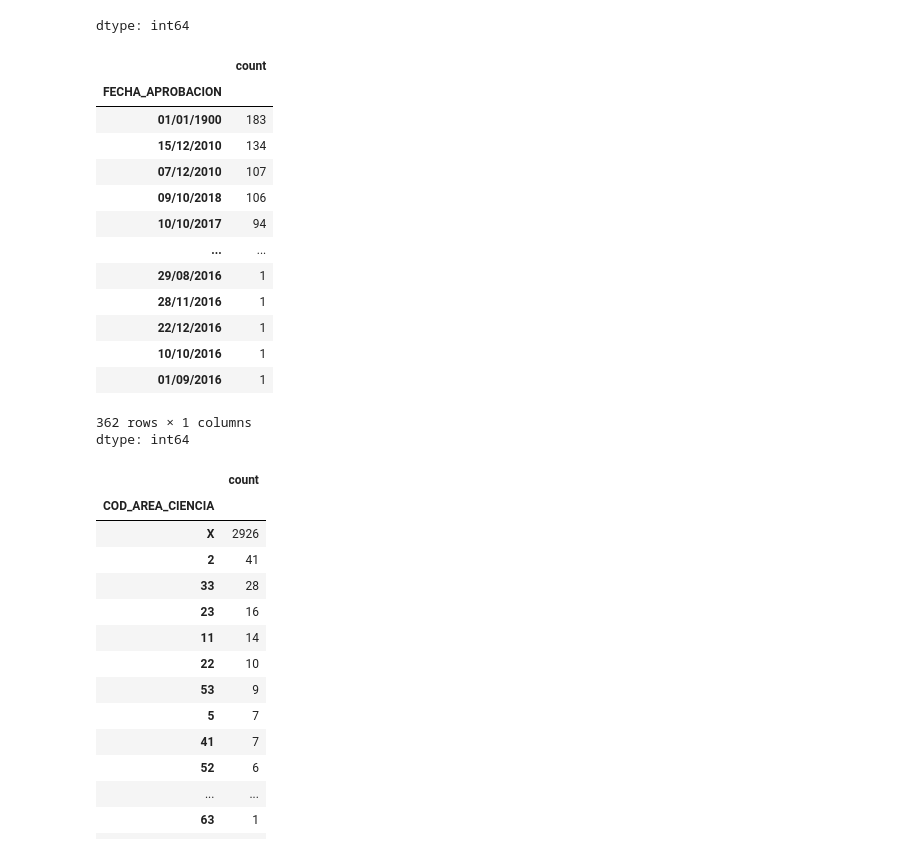
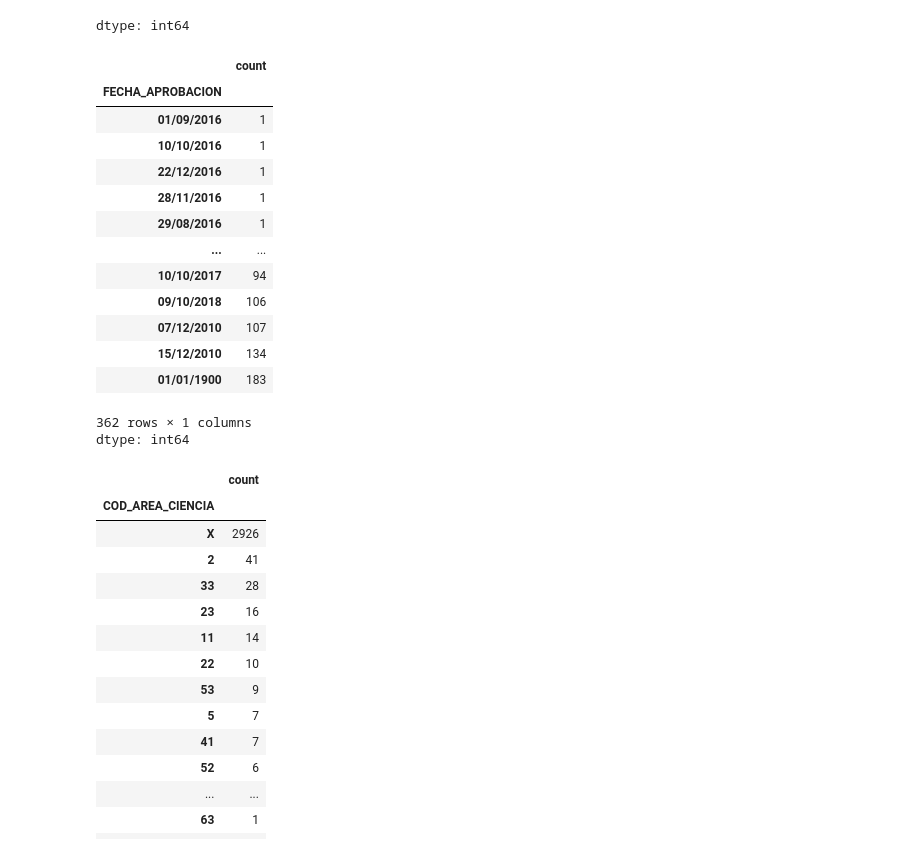
Before and after one commit to EstherSiatoya/ProyectoAnalisisdeDatos, a Jupyter notebook: ProyectoAnalisisDatos.ipynb, the cells around one changed output. Cells and saved outputs as stored; diff of their text form; code cells hidden in the pictures.

```diff
--- a/ProyectoAnalisisDatos.ipynb
+++ b/ProyectoAnalisisDatos.ipynb
@@ -157,24 +149,25 @@ df.isna().sum() #Muestra donde estan los datos NaN
 | MONTO_CONTRAPARTIDA_AP | 0 |
 | MONTO_TOTAL_AP | 0 |
 dtype: int64
-# %%
-df['FECHA_APROBACION'].value_counts()
-# %% [output]
-|  | count |
-| FECHA_APROBACION |  |
-| 01/01/1900 | 183 |
-| 15/12/2010 | 134 |
-| 07/12/2010 | 107 |
-| 09/10/2018 | 106 |
-| 10/10/2017 | 94 |
-| ... | ... |
-| 29/08/2016 | 1 |
-| 28/11/2016 | 1 |
-| 22/12/2016 | 1 |
-| 10/10/2016 | 1 |
-| 01/09/2016 | 1 |
-362 rows × 1 columns
-dtype: int64
+# %%
+df_fecha_apro = df['FECHA_APROBACION'].value_counts()
+df_fecha_apro.sort_values()
+# %% [output]
+|  | count |
+| FECHA_APROBACION |  |
+| 01/09/2016 | 1 |
+| 10/10/2016 | 1 |
+| 22/12/2016 | 1 |
+| 28/11/2016 | 1 |
+| 29/08/2016 | 1 |
+| ... | ... |
+| 10/10/2017 | 94 |
+| 09/10/2018 | 106 |
+| 07/12/2010 | 107 |
+| 15/12/2010 | 134 |
+| 01/01/1900 | 183 |
+362 rows × 1 columns
+dtype: int64
 # %%
 df['COD_AREA_CIENCIA'].value_counts()
 # %% [output]
```
Also changed, not shown: parts of 1 cell of this notebook.
